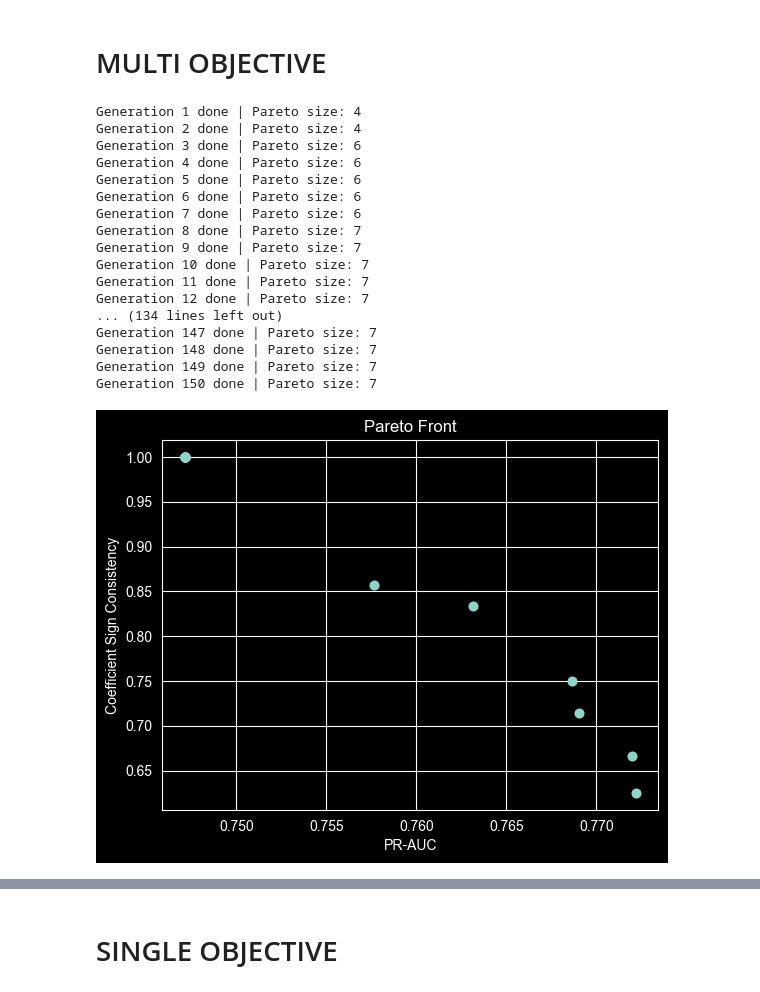
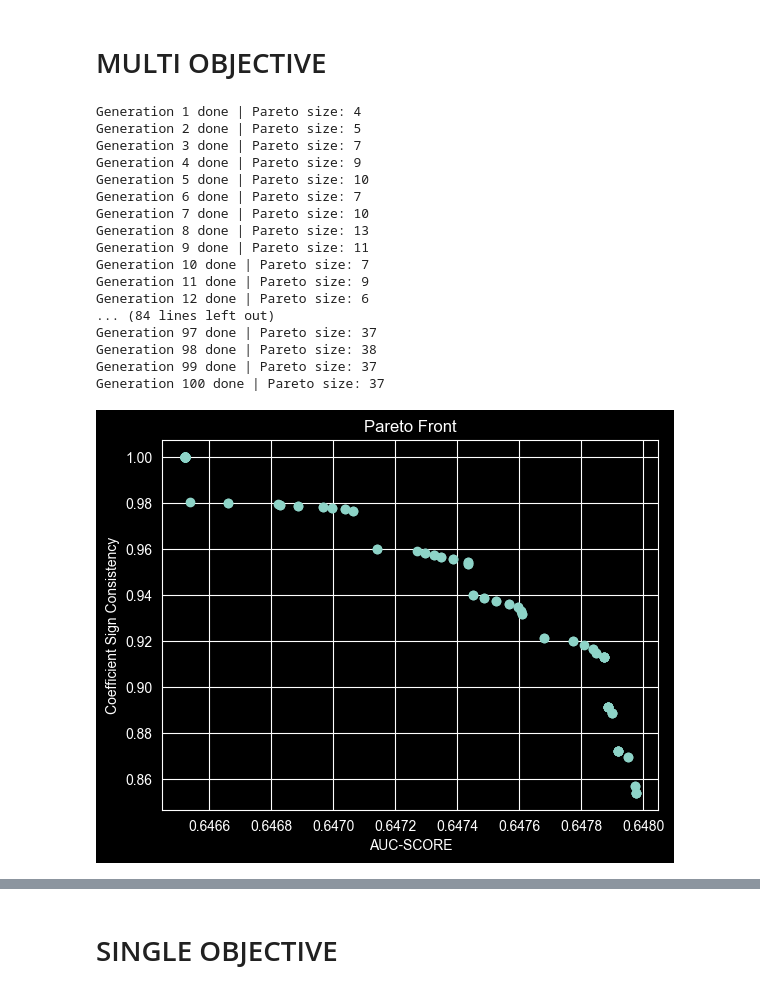
Before and after one commit to janohhank/SiCo-MOGA, a Jupyter notebook: sico_moga.ipynb, the cells around one changed output, grey strips where cells are left out. Saved outputs shown, nothing was run; the diff lists cells and outputs as text; code cells hidden in the pictures.

Commit message:
Add new dataset (readmit) rework sico_moga main notebook evaluation process.

```diff
--- a/sico_moga.ipynb
+++ b/sico_moga.ipynb
@@ -22,4 +21,25 @@ from sklearn.preprocessing import StandardScaler
 SEED: int = 42
 random.seed(SEED)
 numpy.random.seed(SEED)
+# %%
+# Constants
+#CSV_TRAIN_PATH: str = "diabetes/diabetes_preprocessed_train_data.csv"
+#CSV_TEST_PATH: str = "diabetes/diabetes_preprocessed_test_data.csv"
+#TARGET_COLUMN: str = "Outcome"
+
+CSV_TRAIN_PATH: str = "readmit/readmit_130_hospitals_preprocessed_train_data.csv"
+CSV_TEST_PATH: str = "readmit/readmit_130_hospitals_preprocessed_test_data.csv"
+TARGET_COLUMN: str = "target_readmitted"
+
+# Bigger population -> bigger search space
+POP_SIZE: int = 200
+# Bigger generation number -> bigger convergence
+NGEN: int = 100
+# Crossing probability
+CXPB: float = 0.5
+# Mutation probability
+MUTPB: float = 0.2
+
+# Use ROC-AUC instead of PR-AUC
+USE_ROC_AUC: bool = True
 # %%
@@ -152,15 +175,6 @@ toolbox.register("mate", tools.cxUniform, indpb=0.5)
 toolbox.register("mutate", tools.mutFlipBit, indpb=1.0 / len(X_train.columns))
 toolbox.register("select", tools.selNSGA2)
 # %%
-# Bigger population -> bigger search space
-POP_SIZE: int = 200
-# Bigger generation number -> bigger convergence
-NGEN: int = 150
-# Crossing probability
-CXPB: float = 0.5
-# Mutation probability
-MUTPB: float = 0.2
-
 pop: list[creator.Individual] = toolbox.population(n=POP_SIZE)
 
 # Initial evaluation
@@ -213,33 +227,33 @@ for gen in range(NGEN):
     print(f"Generation {gen + 1} done | Pareto size: {len(hof)}")
 # %% [output]
 Generation 1 done | Pareto size: 4
-Generation 2 done | Pareto size: 4
-Generation 3 done | Pareto size: 6
-Generation 4 done | Pareto size: 6
-Generation 5 done | Pareto size: 6
-Generation 6 done | Pareto size: 6
-Generation 7 done | Pareto size: 6
-Generation 8 done | Pareto size: 7
-Generation 9 done | Pareto size: 7
+Generation 2 done | Pareto size: 5
+Generation 3 done | Pareto size: 7
+Generation 4 done | Pareto size: 9
+Generation 5 done | Pareto size: 10
+Generation 6 done | Pareto size: 7
+Generation 7 done | Pareto size: 10
+Generation 8 done | Pareto size: 13
+Generation 9 done | Pareto size: 11
 Generation 10 done | Pareto size: 7
-Generation 11 done | Pareto size: 7
-Generation 12 done | Pareto size: 7
-... (134 lines left out)
-Generation 147 done | Pareto size: 7
-Generation 148 done | Pareto size: 7
-Generation 149 done | Pareto size: 7
-Generation 150 done | Pareto size: 7
+Generation 11 done | Pareto size: 9
+Generation 12 done | Pareto size: 6
+... (84 lines left out)
+Generation 97 done | Pareto size: 37
+Generation 98 done | Pareto size: 38
+Generation 99 done | Pareto size: 37
+Generation 100 done | Pareto size: 37
 # %%
 pareto: list[creator.Individual] = tools.sortNondominated(pop, len(pop), first_front_only=True)[0]
 
-pr_values: list[float] = [ind.fitness.values[0] for ind in pareto]
+auc_values: list[float] = [ind.fitness.values[0] for ind in pareto]
 sign_values: list[float] = [ind.fitness.values[1] for ind in pareto]
 
-plt.scatter(pr_values, sign_values)
-plt.xlabel("PR-AUC")
+plt.scatter(auc_values, sign_values)
+plt.xlabel("AUC-SCORE")
 plt.ylabel("Coefficient Sign Consistency")
 plt.title("Pareto Front")
 plt.show()
 # %% [output]
-[figure, old version]
+[figure, new version]
 # %%
```
Also changed, not shown: parts of 13 cells of this notebook, 10 other files.
